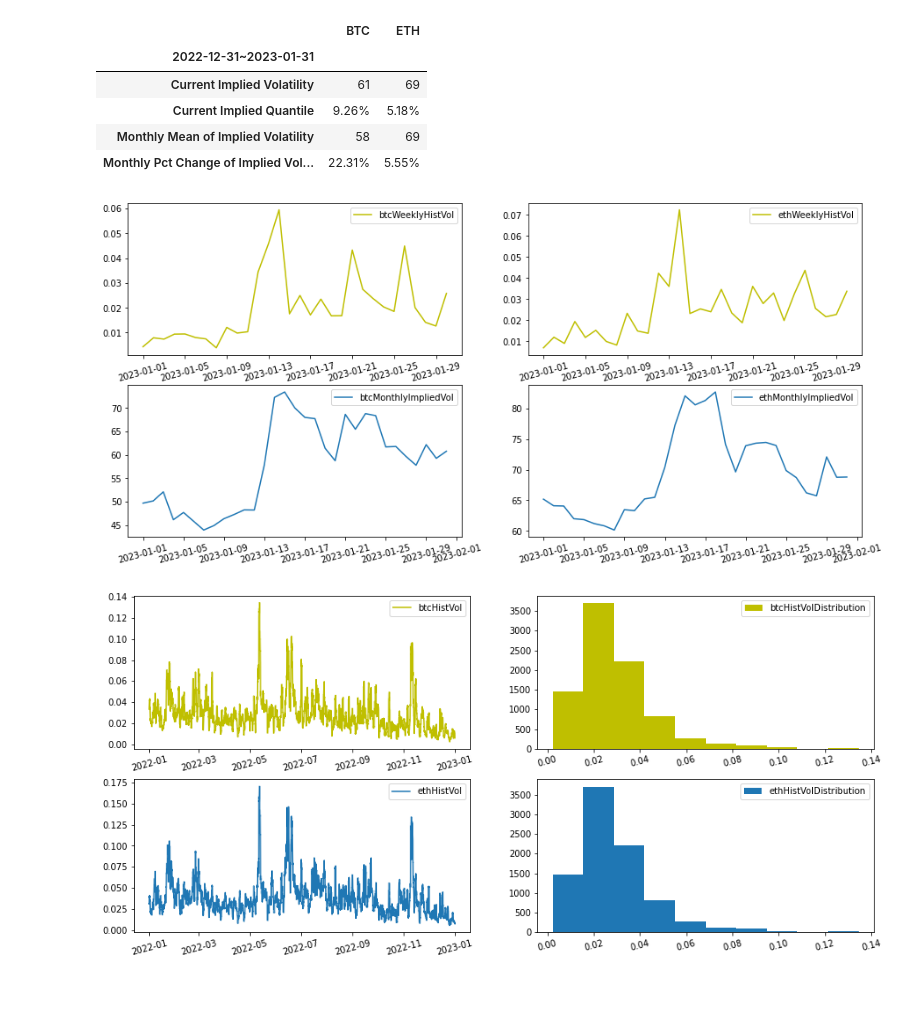
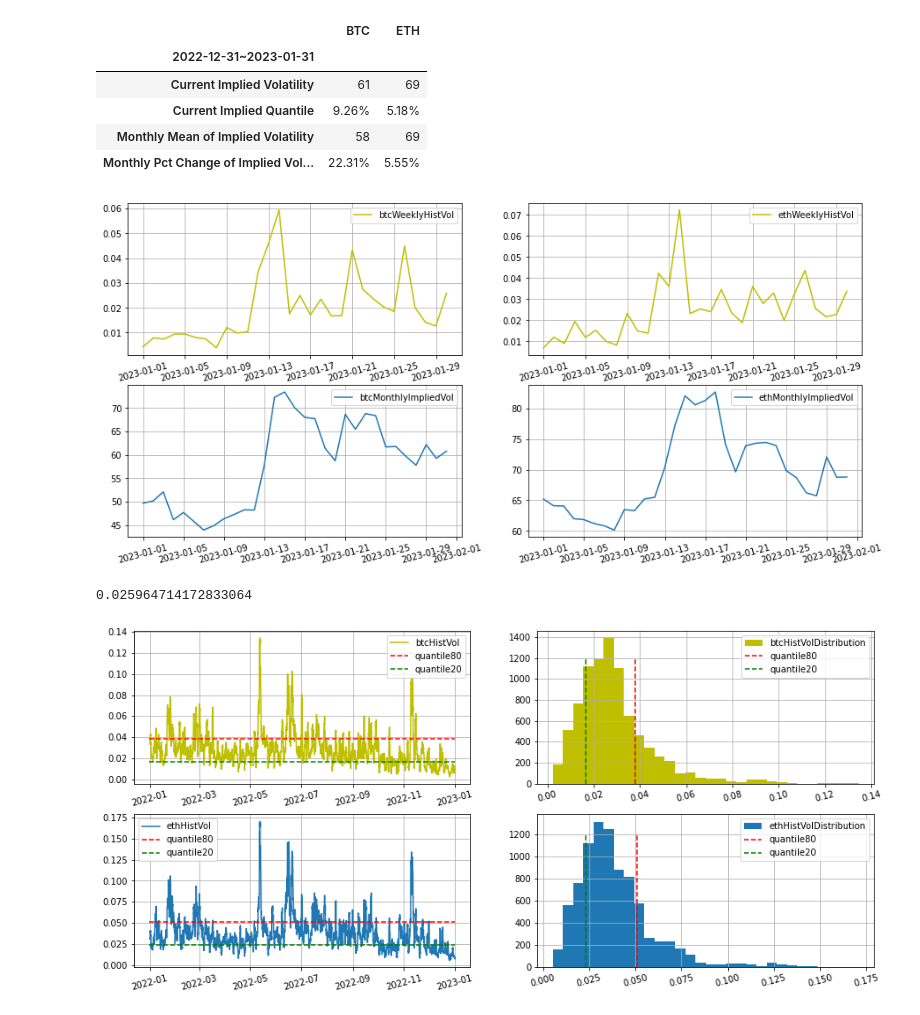
Before and after one commit to ChannelCMT/Crypto_DataAnalysis, a Jupyter notebook: weeklyReport/4_Volatility_and_ImpliedVolatility/Volatility_and ImpliedVolatility.ipynb, the cells around one changed output. Cells and saved outputs as stored; diff of their text form; code cells hidden in the pictures.

```diff
--- a/weeklyReport/4_Volatility_and_ImpliedVolatility/Volatility_and ImpliedVolatility.ipynb
+++ b/weeklyReport/4_Volatility_and_ImpliedVolatility/Volatility_and ImpliedVolatility.ipynb
@@ -200,6 +200,7 @@ plt.figure(figsize=(15, 7))
 plt.subplot(2, 2, 1)
 plt.plot(btcWeeklyHistVol.loc[endTime-timedelta(days=monthDays):endTime-timedelta(days=1)], label='btcWeeklyHistVol', color='y')
 plt.legend()
+plt.grid()
 plt.xticks(rotation=15)
 
 
@@ -207,51 +208,74 @@ plt.xticks(rotation=15)
 plt.subplot(2, 2, 2)
 plt.plot(ethWeeklyHistVol.loc[endTime-timedelta(days=monthDays):endTime-timedelta(days=1)], label='ethWeeklyHistVol', color='y')
 plt.legend()
+plt.grid()
 plt.xticks(rotation=15)
 
 plt.subplot(2, 2, 3)
 plt.plot(btcWeeklyIv, label='btcMonthlyImpliedVol')
 plt.legend()
+plt.grid()
 plt.xticks(rotation=15)
 
 #plot 4:
 plt.subplot(2, 2, 4)
 plt.plot(ethWeeklyIv, label='ethMonthlyImpliedVol')
 plt.legend()
+plt.grid()
 plt.xticks(rotation=15)
 plt.savefig('weeklyVol')
 plt.show()
 # %% [output]
-[figure, old version]
+[figure, new version]
+# %%
+sampleVol['btc'].quantile(0.5)
+# %% [output]
+0.025964714172833064
 # %%
 #plot 1:
 plt.figure(figsize=(15, 7))
 plt.subplot(2, 2, 1)
 plt.plot(sampleVol['btc'], label='btcHistVol', color='y')
+plt.hlines(sampleVol['btc'].quantile(0.8),sampleVol['btc'].index[0],sampleVol['btc'].index[-1] , color='r', linestyles='dashed', alpha=1, label='quantile80')
+plt.hlines(sampleVol['btc'].quantile(0.2),sampleVol['btc'].index[0],sampleVol['btc'].index[-1] , color='g', linestyles='dashed', alpha=1, label='quantile20')
 plt.legend()
+plt.grid()
 plt.xticks(rotation=15)
 
 
 #plot 2:
 plt.subplot(2, 2, 2)
-plt.hist(sampleVol['btc'], label='btcHistVolDistribution', color='y')
+plt.hist(sampleVol['btc'], label='btcHistVolDistribution', color='y', bins=30)
+plt.vlines([sampleVol['btc'].quantile(0.8)], 0, 1200, linestyles='dashed'
+           , alpha=1, color='r', label='quantile80')
+plt.vlines([sampleVol['btc'].quantile(0.2)], 0, 1200, linestyles='dashed'
+           , alpha=1, color='g', label='quantile20')
 plt.legend()
+plt.grid()
 plt.xticks(rotation=15)
 
 plt.subplot(2, 2, 3)
 plt.plot(sampleVol['eth'], label='ethHistVol')
+plt.hlines(sampleVol['eth'].quantile(0.8),sampleVol['eth'].index[0],sampleVol['eth'].index[-1] , color='r', linestyles='dashed', alpha=1, label='quantile80')
+plt.hlines(sampleVol['eth'].quantile(0.2),sampleVol['eth'].index[0],sampleVol['eth'].index[-1] , color='g', linestyles='dashed', alpha=1, label='quantile20')
 plt.legend()
+plt.grid()
 plt.xticks(rotation=15)
 
 #plot 4:
 plt.subplot(2, 2, 4)
-plt.hist(sampleVol['btc'], label='ethHistVolDistribution')
+plt.hist(sampleVol['eth'], label='ethHistVolDistribution', bins=30)
+plt.vlines([sampleVol['eth'].quantile(0.8)], 0, 1200, linestyles='dashed'
+           , alpha=1, color='r', label='quantile80')
+plt.vlines([sampleVol['eth'].quantile(0.2)], 0, 1200, linestyles='dashed'
+           , alpha=1, color='g', label='quantile20')
 plt.legend()
 plt.xticks(rotation=15)
+plt.grid()
 plt.savefig('histVolDistribution')
 plt.show()
 # %% [output]
-[figure, old version]
+[figure, new version]
 # %%
 hvDf = round(pd.concat([sampleVol['btc'].describe(), sampleVol['eth'].describe()], axis=1, keys=['btcHv', 'ethHv']), 3)
 # %%
```
Also changed, not shown: parts of 2 cells of this notebook, 8 other files.
